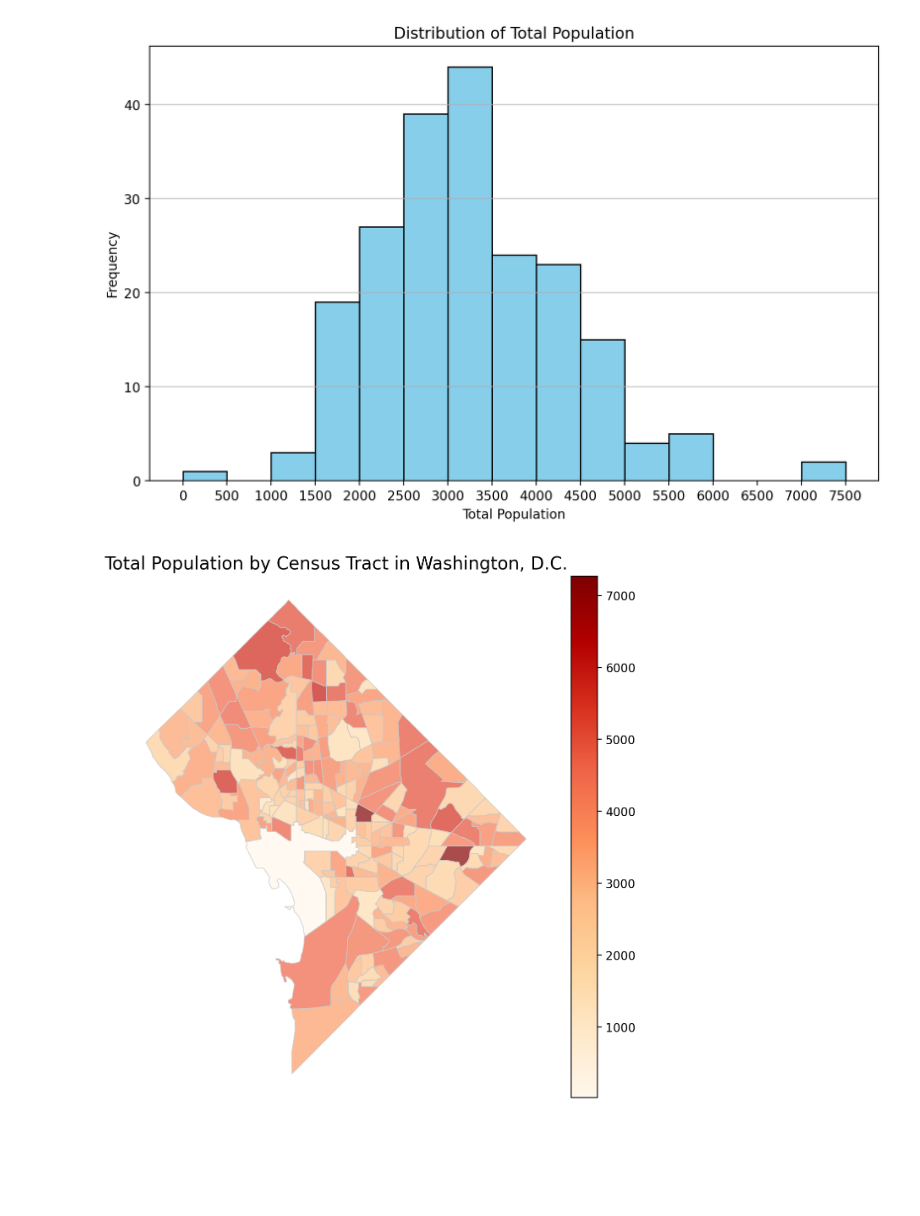
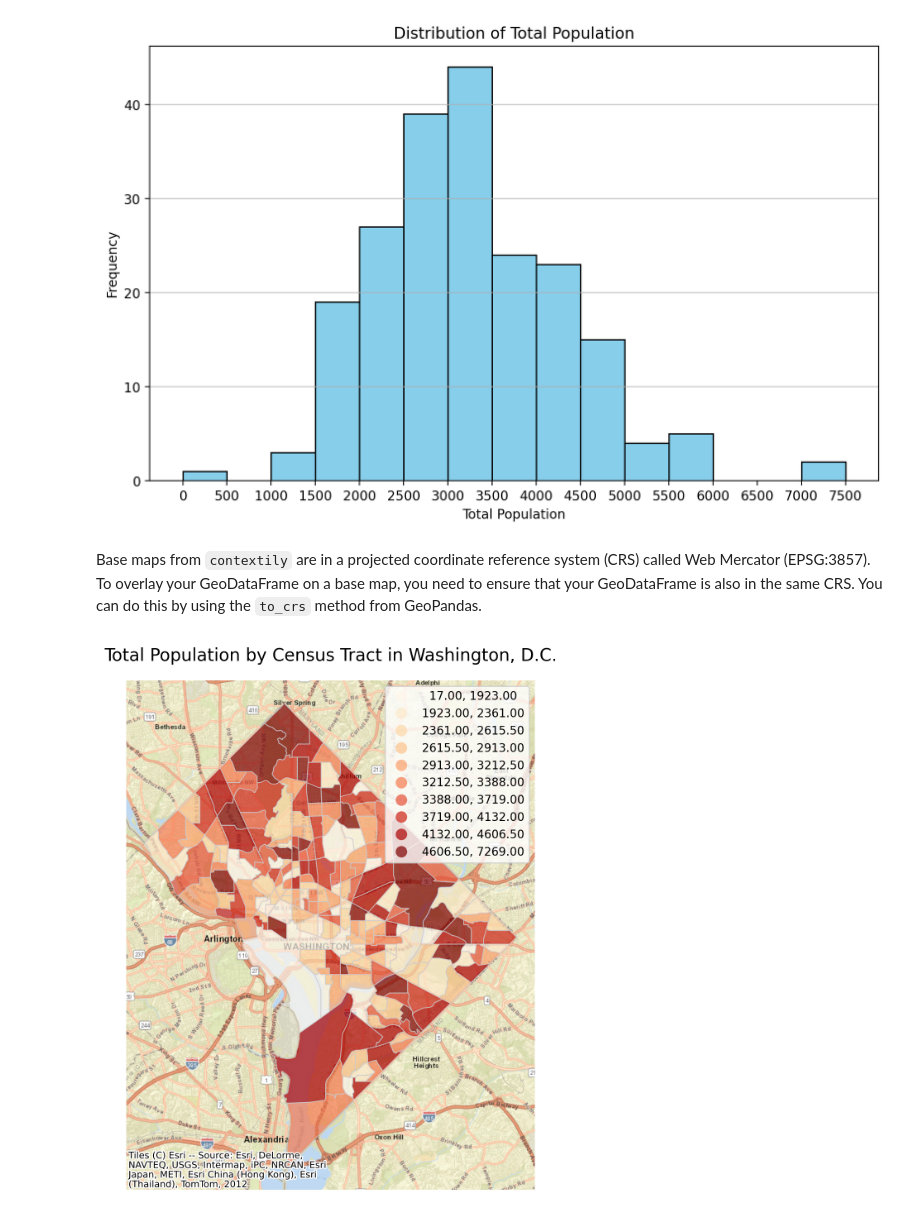
Before and after one commit to juanklopper/GeoDataScience, a Jupyter notebook: Notebooks/WashingtonDCCensus.ipynb, the cells around one changed output. Cells and saved outputs as stored; diff of their text form; code cells hidden in the pictures; blank space fills up the shorter version.

```diff
--- a/Notebooks/WashingtonDCCensus.ipynb
+++ b/Notebooks/WashingtonDCCensus.ipynb
@@ -126,14 +126,22 @@ plt.grid(axis='y', alpha=0.75)
 plt.show();
 # %% [output]
 [figure]
+# %% [markdown]
+Base maps from `contextily` are in a projected coordinate reference system (CRS) called Web Mercator (EPSG:3857). To overlay your GeoDataFrame on a base map, you need to ensure that your GeoDataFrame is also in the same CRS. You can do this by using the `to_crs` method from GeoPandas.
+# %%
+# Change the coordinate reference system of the GeoDataFrame to EPSG:3857 (Web Mercator)
+gdf = gdf.to_crs(epsg=3857)
 # %%
 # Create a plot of the geometry of the GeoDataFrame
 # Color the geometries based on the `Total` column using the "OrRd" colormap
+# Use a quantile classification scheme with 10 classes
 # Add a title "Total Population by Census Tract in Washington, D.C."
+# Add a basemap using the `contextily` library
 fig, ax = plt.subplots(1, 1, figsize=(8, 8))
-gdf.plot(column='Total', cmap='OrRd', linewidth=0.8, ax=ax, edgecolor='0.8', legend=True, alpha=0.7)
+gdf.plot(column='Total', cmap='OrRd', linewidth=0.8, ax=ax, edgecolor='0.8', legend=True, alpha=0.7, scheme="Quantiles", k=10)
 ax.set_title("Total Population by Census Tract in Washington, D.C.", fontsize=15)
 ax.axis('off')
+ctx.add_basemap(ax, source=ctx.providers.Esri.WorldStreetMap, zoom=12)
 plt.show();
 # %% [output]
-[figure, old version]
+[figure, new version]
```
Also changed, not shown: 7 other files.
